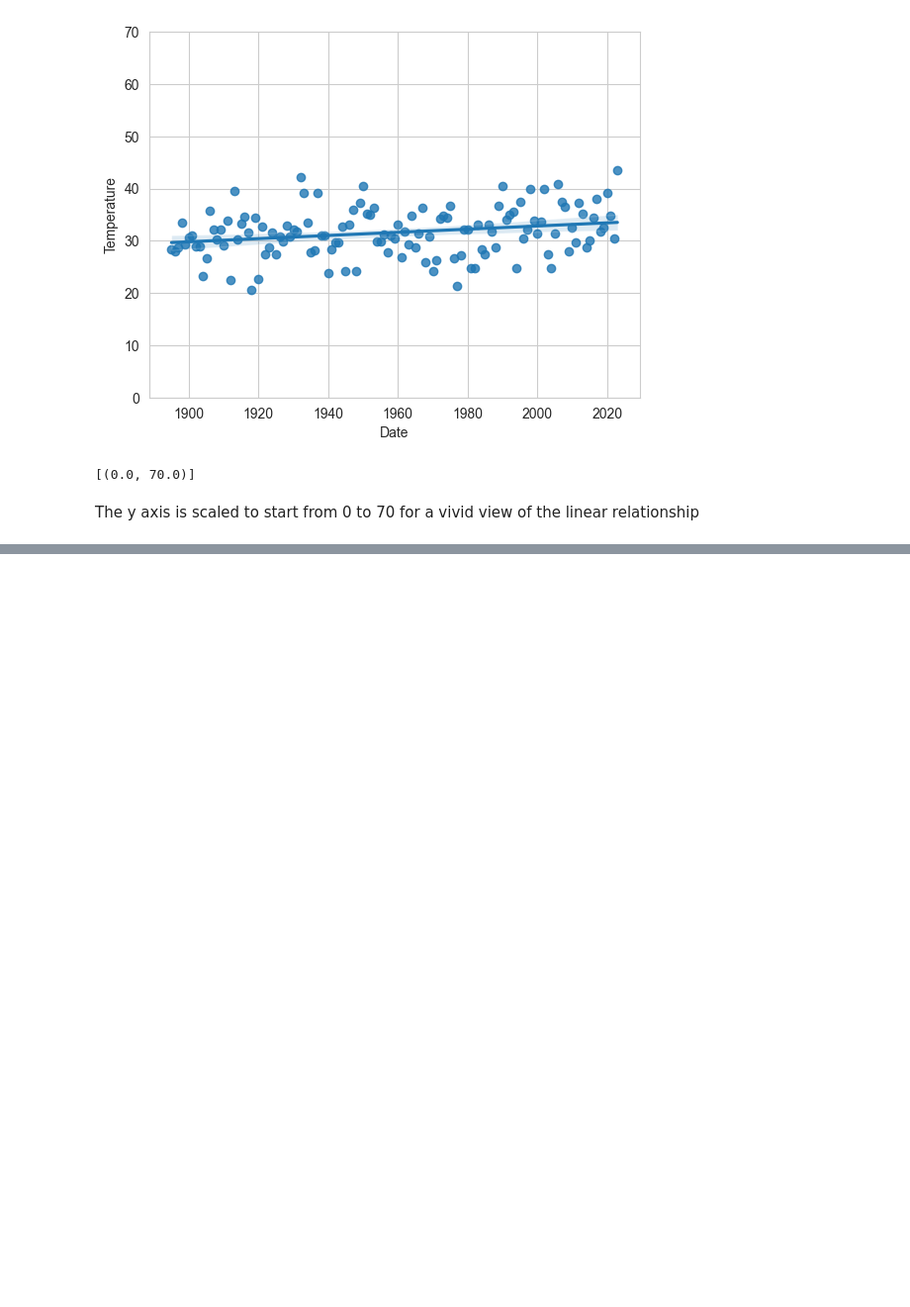
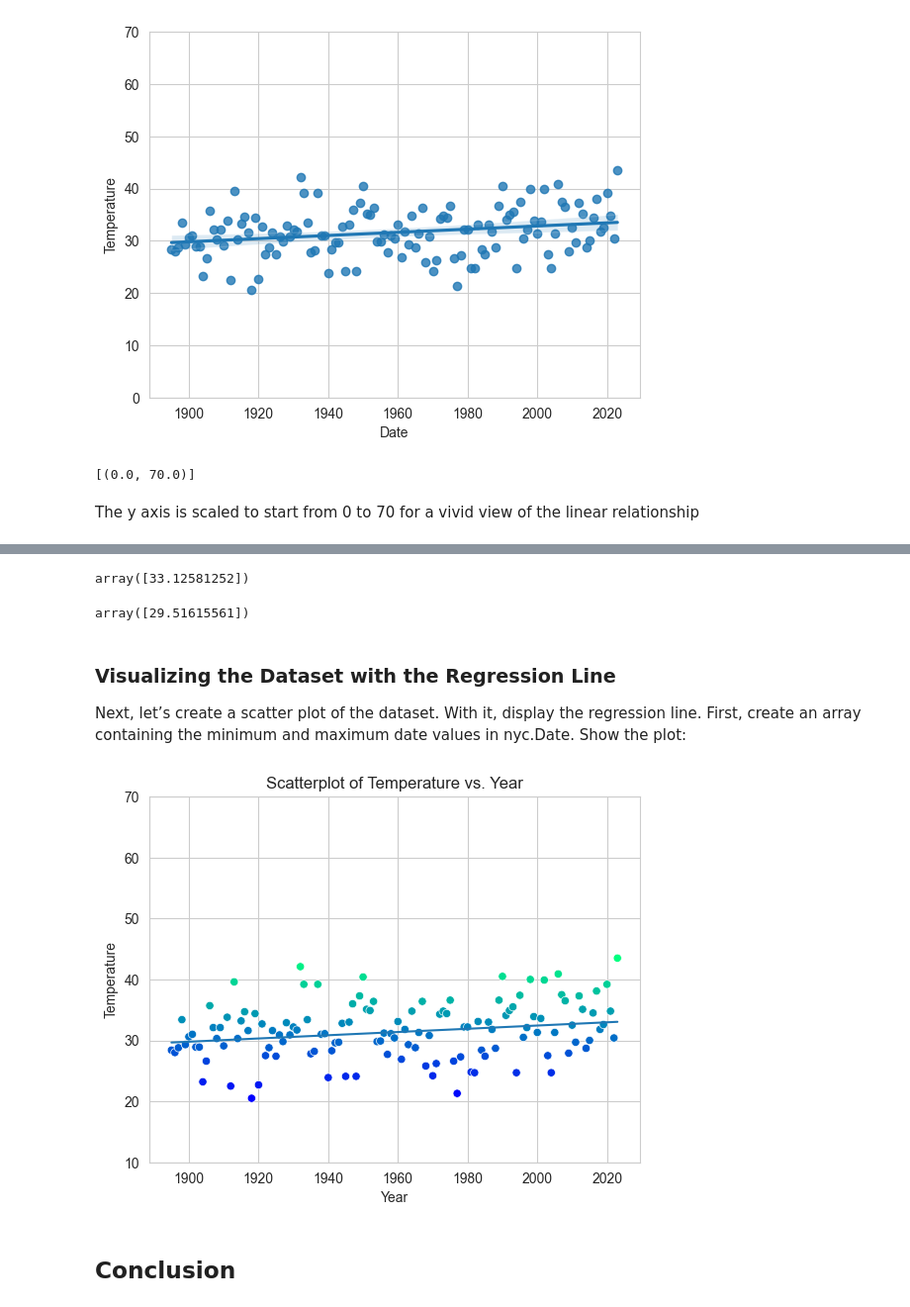
Before and after one commit to HallofFame1/datafun-07-ml-predictive, a Jupyter notebook: task-3/helenhammond_task_3.ipynb, the cells around one changed output, grey strips where cells are left out. Shown: that part at 99% size. Saved outputs shown, nothing was run; the diff lists cells and outputs as text; code cells hidden in the pictures; blank space fills up the shorter version.

```diff
--- a/task-3/helenhammond_task_3.ipynb
+++ b/task-3/helenhammond_task_3.ipynb
@@ -171,0 +193,4 @@ The y axis is scaled to start from 0 to 70 for a vivid view of the linear relati
+# %%
+from sklearn.model_selection import train_test_split
+
+X_train, X_test, y_train, y_test = train_test_split( nyc_df.Date.values.reshape(-1, 1), nyc_df.Temperature.values, random_state=11)
@@ -171,0 +211,5 @@ The y axis is scaled to start from 0 to 70 for a vivid view of the linear relati
+# %%
+from sklearn.linear_model import LinearRegression
+linear_regression = LinearRegression()
+linear_regression.fit(X=X_train, y=y_train)
+LinearRegression(copy_X=True, fit_intercept=True, n_jobs=None)
@@ -171,0 +252,28 @@ The y axis is scaled to start from 0 to 70 for a vivid view of the linear relati
+# %%
+predict = (lambda x: linear_regression.coef_ * x + linear_regression.intercept_)
+predict(2026)
+# %% [output]
+array([33.12581252])
+# %%
+predict(1890)
+# %% [output]
+array([29.51615561])
+# %% [markdown]
+### Visualizing the Dataset with the Regression Line
+Next, let’s create a scatter plot of the dataset. With it, display the regression line. First, create an array containing the minimum and maximum date values in nyc.Date. Show the plot:
+# %%
+sns.scatterplot(data=nyc_df, x='Date', y='Temperature',
+    hue='Temperature', palette='winter', legend=False).set_ylim(10, 70)
+
+x = np.array([min(nyc_df.Date.values), max(nyc_df.Date.values)])
+y = predict(x)
+plt.xlabel("Year")
+plt.ylabel("Temperature")
+plt.title("Scatterplot of Temperature vs. Year")
+plt.plot(x, y)
+
+plt.show()
+# %% [output]
+[figure, added]
+# %% [markdown]
+## Conclusion
```
Also changed, not shown: parts of 17 cells of this notebook, 1 other file.
